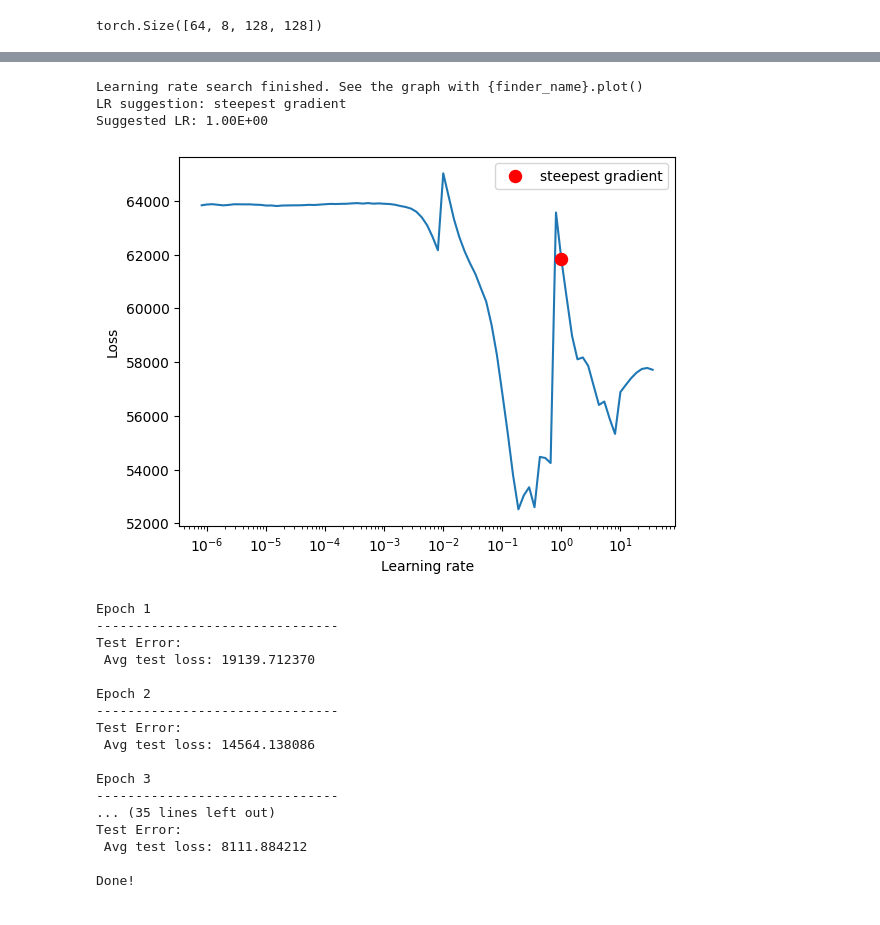
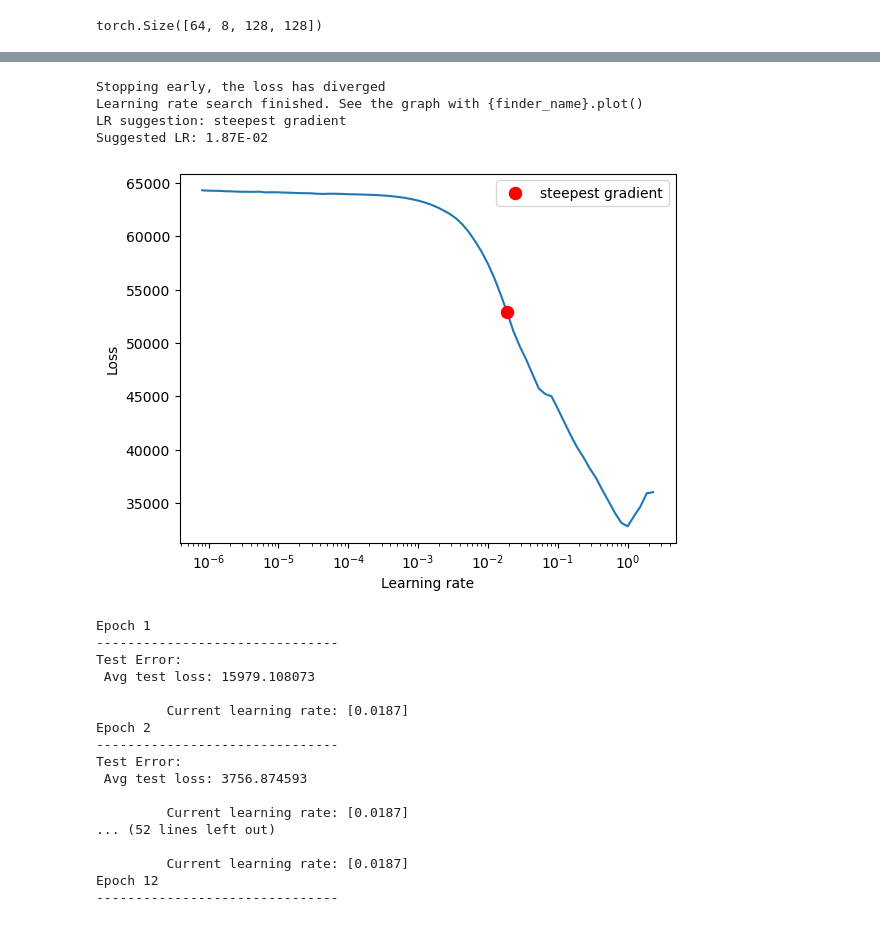
Before and after one commit to ErUM-Data-Hub/Challenges, a Jupyter notebook: solar/challenge.ipynb, the cells around one changed output, grey strips where cells are left out. Cells and saved outputs as stored; diff of their text form; code cells hidden in the pictures.

```diff
--- a/solar/challenge.ipynb
+++ b/solar/challenge.ipynb
@@ -34,7 +34,7 @@ Download file locally to your computer from https://zenodo.org/records/15143847/
 
 Put it in now Google Drive next!
 # %%
-ds = xr.open_dataset('all128.nc')
+ds = xr.open_dataset('/cephfs/users/sfroese/all128.nc')
 # %%
 ds.channel
 # %% [output]
@@ -130,3 +143,2 @@ class SolarDataset(Dataset):
 # %%
-dataset = SolarDataset(ds)
-train_set, test_set, val_set = random_split(dataset, [0.7, 0.15, 0.15])
+transform = transforms.Normalize(mean=[mean_value], std=[std_value])
@@ -133,3 +157,7 @@ train_set, test_set, val_set = random_split(dataset, [0.7, 0.15, 0.15])
+# %%
+# transform = None
+dataset = SolarDataset(ds, input_transform=transform, pair_transform=rot_transform)
+train_set, test_set, val_set = random_split(dataset, [0.7, 0.15, 0.15])
 # %%
 train_loader = DataLoader(train_set, batch_size=64, shuffle=True)
 test_loader = DataLoader(test_set, batch_size=64, shuffle=True)
@@ -155,10 +189,10 @@ Using mps device
 class ResNetBlock(nn.Module):
   def __init__(self, channels):
     super().__init__()
-    self.conv1 = nn.Conv2d(in_channels=channels, out_channels=channels, kernel_size=3, padding=1)
+    self.conv1 = nn.Conv2d(in_channels=channels, out_channels=channels, kernel_size=3, padding=1, bias=False)
     self.bn1 = nn.BatchNorm2d(channels)
     self.relu = nn.ReLU()
-    self.conv2 = nn.Conv2d(in_channels=channels, out_channels=channels, kernel_size=3, padding=1)
+    self.conv2 = nn.Conv2d(in_channels=channels, out_channels=channels, kernel_size=3, padding=1, bias=False)
     self.bn2 = nn.BatchNorm2d(channels)
 
   def forward(self, x):
@@ -172,10 +206,10 @@ class ResNetBlock(nn.Module):
     return out
 
 class CNN(nn.Module):
-    def __init__(self, in_channels=1, out_channels=8, num_res_blocks=3):
+    def __init__(self, in_channels=1, out_channels=8, num_res_blocks=3, num_res_block_refine=3):
         super().__init__()
         self.cnn_stack = nn.Sequential(
-                  nn.Conv2d(in_channels=1, out_channels=128, kernel_size=7, stride=2, padding=3),
+                  nn.Conv2d(in_channels=in_channels, out_channels=128, kernel_size=7, stride=2, padding=3, bias=False),
                   nn.BatchNorm2d(128),
                   nn.ReLU(),
                   nn.MaxPool2d(kernel_size=3, stride=2, padding=1),
@@ -185,10 +219,26 @@ class CNN(nn.Module):
           res_blocks.append(ResNetBlock(128))
         self.res_stack = nn.Sequential(*res_blocks)
 
-        self.final = nn.Sequential(
-          nn.Conv2d(in_channels=128, out_channels=8, kernel_size=3, stride=1, padding=1),
-          nn.Upsample(scale_factor=4, mode='bilinear', align_corners=False)
+        self.upsample = nn.Sequential(
+            nn.ConvTranspose2d(128, 128, kernel_size=4, stride=2, padding=1, bias=False),
+            nn.BatchNorm2d(128),
+            nn.ReLU(inplace=True),
+            nn.ConvTranspose2d(128, 128, kernel_size=4, stride=2, padding=1, bias=False),
+            nn.BatchNorm2d(128),
+            nn.ReLU(inplace=True)
         )
+
+        res_block_refine = []
+        for _ in range(num_res_blocks):
+          res_block_refine.append(ResNetBlock(128))
+        self.res_stack_refine = nn.Sequential(*res_block_refine)
+
+        self.final = nn.Conv2d(in_channels=128, out_channels=out_channels, kernel_size=3, stride=1, padding=1, bias=False)
+
+        # self.final = nn.Sequential(
+        #   nn.Conv2d(in_channels=128, out_channels=out_channels, kernel_size=3, stride=1, padding=1),
+        #   nn.Upsample(scale_factor=4, mode='bilinear', align_corners=False)
+        # )
 
         # self.cnn_stack = nn.Sequential(
         #     nn.Conv2d(in_channels=1, out_channels=128, kernel_size=7, stride=2, padding=3),
@@ -206,6 +256,8 @@ class CNN(nn.Module):
     def forward(self, x):
         x = self.cnn_stack(x)
         x = self.res_stack(x)
+        x = self.upsample(x)
+        x = self.res_stack_refine(x)
         x = self.final(x)
         return x
 # %%
@@ -277,48 +329,54 @@ def test_loop(dataloader, model, loss_fn):
     print(f"Test Error: \n Avg test loss: {test_loss:>8f} \n")
     return test_loss
 # %%
-model = CNN().to(device)
+model = CNN(num_res_blocks=3, num_res_block_refine=3).to(device)
 criterion = nn.MSELoss()
-optimizer = torch.optim.Adam(model.parameters(), lr=1e-7, weight_decay=1e-2)
+optimizer = torch.optim.Adam(model.parameters(), lr=1e-7, weight_decay=1e-5)
 lr_finder = LRFinder(model, optimizer, criterion, device=device)
 lr_finder.range_test(train_loader, end_lr=100, num_iter=100)
 lr_finder.plot() # to inspect the loss-learning rate graph
 lr_finder.reset() # to reset the model and optimizer to their initial state
 # %% [output]
+Stopping early, the loss has diverged
 Learning rate search finished. See the graph with {finder_name}.plot()
 LR suggestion: steepest gradient
-Suggested LR: 1.00E+00
+Suggested LR: 1.87E-02
-[figure, old version]
+[figure, new version]
 # %%
-model = CNN().to(device)
-optimizer = torch.optim.Adam(model.parameters(), lr=3e-2)
+model = CNN(num_res_blocks=3, num_res_block_refine=3).to(device)
+optimizer = torch.optim.Adam(model.parameters(), lr=1.87e-2, weight_decay=1e-5)
+scheduler = torch.optim.lr_scheduler.ReduceLROnPlateau(optimizer, mode='min', factor=0.1, patience=5, threshold=1e-2)
 loss_fn = nn.MSELoss()
-epochs = 10
+epochs = 100
 train_losses = []
 test_losses = []
 for t in range(epochs):
     print(f"Epoch {t+1}\n-------------------------------")
     train_losses.append(train_loop(train_loader, model, loss_fn, optimizer))
-    test_losses.append(test_loop(test_loader, model, loss_fn))
+    test_loss = test_loop(test_loader, model, loss_fn)
+    test_losses.append(test_loss)
+    scheduler.step(test_loss)
+    current_lr = scheduler.get_last_lr()
+    print("\t Current learning rate:", current_lr)
 print("Done!")
 # %% [output]
 Epoch 1
 -------------------------------
 Test Error:
- Avg test loss: 19139.712370
+ Avg test loss: 15979.108073
 
+         Current learning rate: [0.0187]
 Epoch 2
 -------------------------------
 Test Error:
- Avg test loss: 14564.138086
+ Avg test loss: 3756.874593
 
-Epoch 3
+         Current learning rate: [0.0187]
+... (52 lines left out)
+
+         Current learning rate: [0.0187]
+Epoch 12
 -------------------------------
-... (35 lines left out)
-Test Error:
- Avg test loss: 8111.884212
-
-Done!
 # %%
 plt.plot(train_losses)
 plt.plot(test_losses)
```
Also changed, not shown: parts of 17 cells of this notebook.
